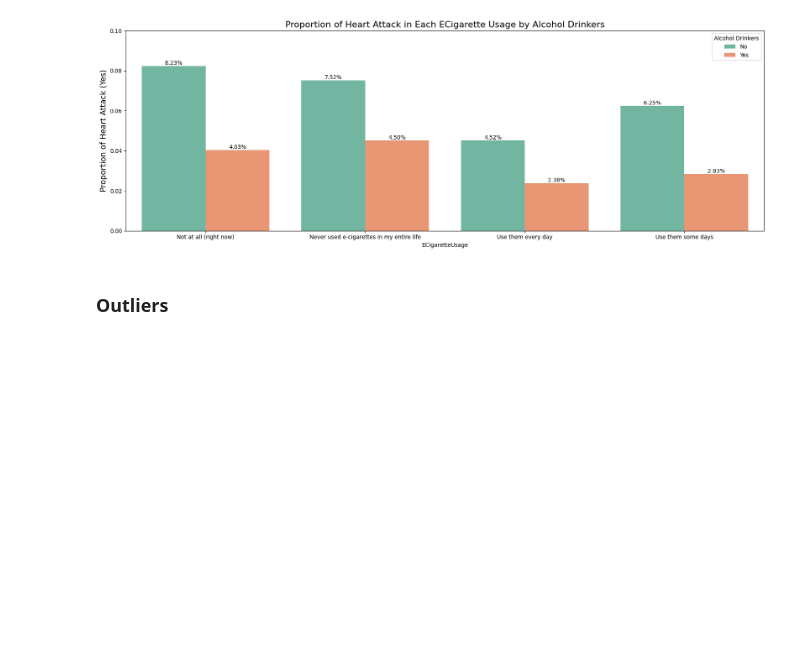
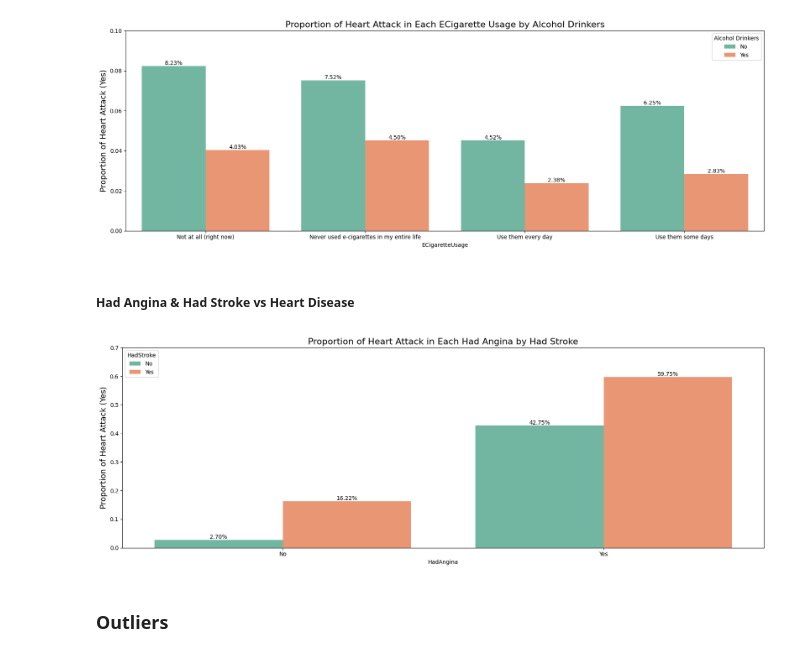
Before and after one commit to MaxChiu1122/ML-Project-with-Cathay-Life, a Jupyter notebook: notebooks/01_data_exploration_and_cleaning.ipynb, the cells around one changed output. Drawn from its saved outputs; the diff is of its cells as text; code cells hidden in the pictures; blank space fills up the shorter version.

```diff
--- a/notebooks/01_data_exploration_and_cleaning.ipynb
+++ b/notebooks/01_data_exploration_and_cleaning.ipynb
@@ -327,13 +338,11 @@ plt.show()
 # %% [markdown]
 ##### How many patients that have heart disease are smoking ?
 # %%
-df['HeartAttackBinary'] = df['HadHeartAttack'].map({'Yes': 1, 'No': 0})
-
 plt.figure(figsize=(17, 6))
 ax = sns.barplot(
     data=df,
     x='SmokerStatus',
-    y='HeartAttackBinary',
+    y='HadHeartAttack',
     hue='Sex',
     estimator=np.mean,
     palette='Set2',
@@ -444,6 +447,34 @@ plt.tight_layout()
 plt.show()
 # %% [output]
 [figure]
+# %% [markdown]
+##### Had Angina & Had Stroke vs Heart Disease
+# %%
+plt.figure(figsize=(17, 6))
+ax = sns.barplot(
+    data=df,
+    x='HadAngina',
+    y='HadHeartAttack',
+    hue='HadStroke',
+    estimator=np.mean,
+    palette='Set2',
+    errorbar=None
+)
+
+plt.title('Proportion of Heart Attack in Each Had Angina by Had Stroke', fontsize=16)
+plt.ylabel('Proportion of Heart Attack (Yes)', fontsize=14)
+plt.xticks()
+plt.ylim(0, 0.7)
+plt.legend(title='HadStroke')
+
+
+for container in ax.containers:
+    ax.bar_label(container, labels=[f'{v.get_height()*100:.2f}%' for v in container], label_type='edge', fontsize=10)
+
+plt.tight_layout()
+plt.show()
+# %% [output]
+[figure, added]
 # %% [markdown]
 ### Outliers
 # %%
```
Also changed, not shown: parts of 19 cells of this notebook, 6 other files.
